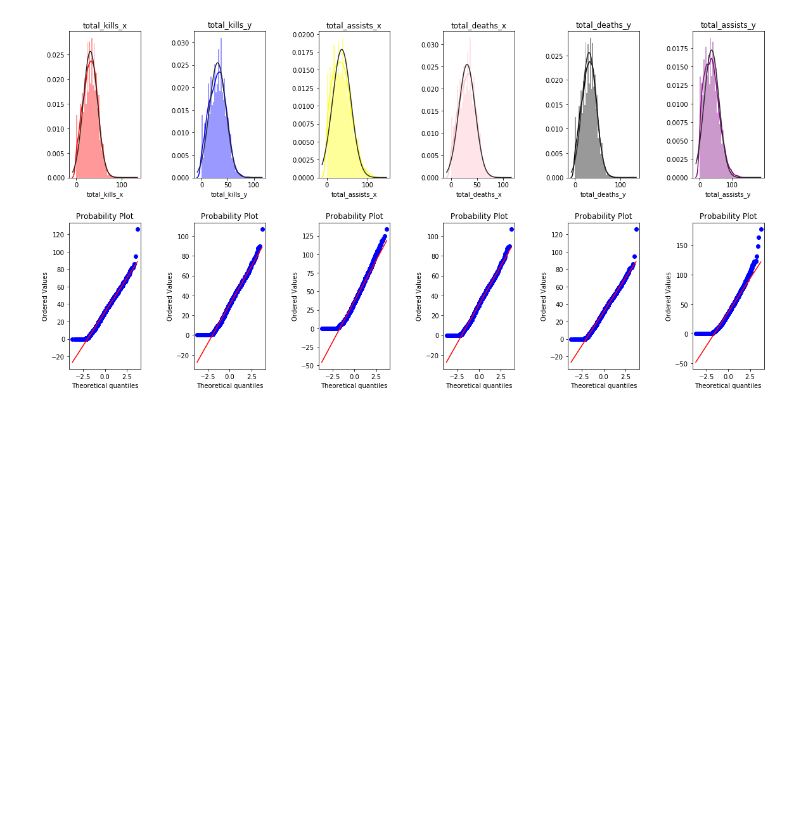
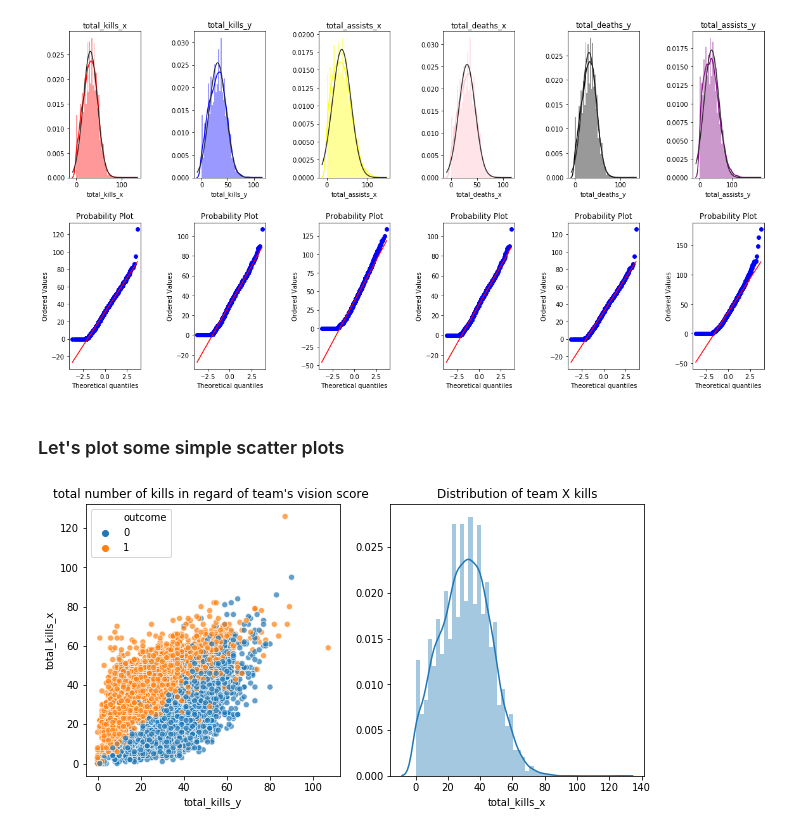
Before and after one commit to valentin-fngr/LeagueLegAI, a Jupyter notebook: training.py.ipynb, the cells around one changed output. Saved outputs shown, nothing was run; the diff lists cells and outputs as text; code cells hidden in the pictures; blank space fills up the shorter version.

```diff
--- a/training.py.ipynb
+++ b/training.py.ipynb
@@ -301,3 +317,14 @@ for idx, col in enumerate(columns):
 plt.show()
 # %% [output]
 [figure]
+# %% [markdown]
+### Let's plot some simple scatter plots
+# %%
+fig, ax = plt.subplots(1, 2, figsize=(10,5))
+sns.scatterplot(data=kda_df, x="total_kills_y", y="total_kills_x", hue="outcome", ax=ax[0], alpha=0.7)
+sns.distplot(kda_df["total_kills_x"], ax=ax[1])
+ax[0].set_title("total number of kills in regard of team's vision score ")
+ax[1].set_title("Distribution of team X kills")
+plt.show()
+# %% [output]
+[figure, added]
```
Also changed, not shown: parts of 19 cells of this notebook.
